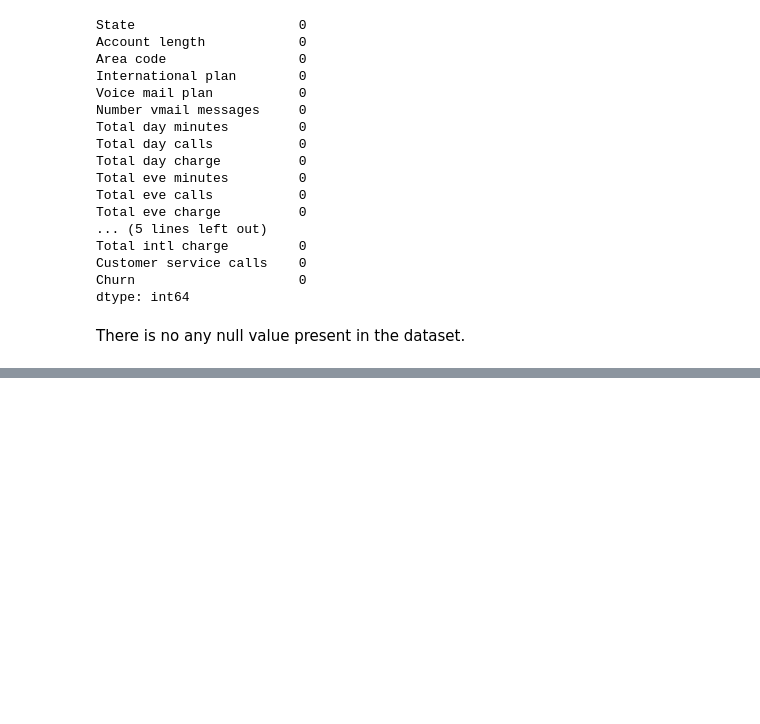
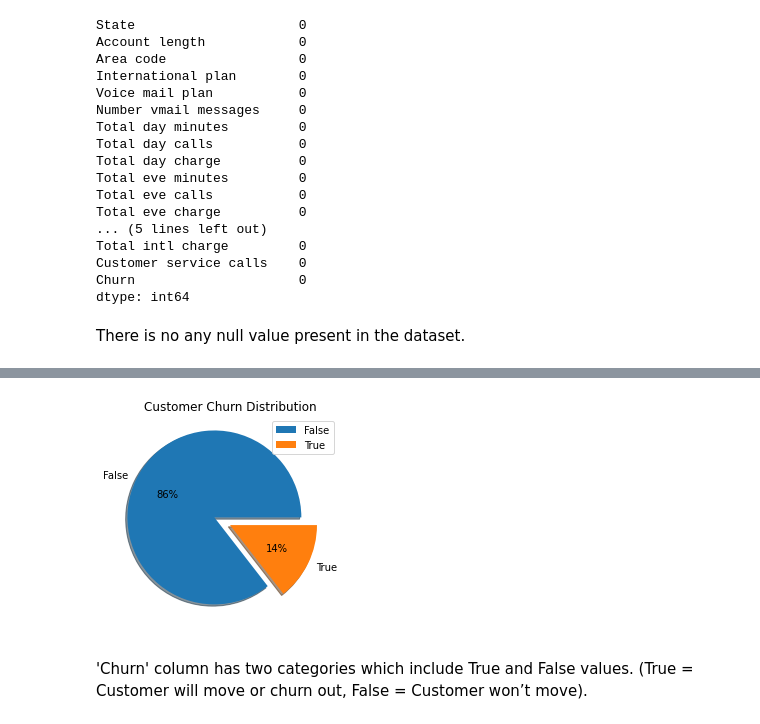
Before and after one commit to omajipawar/Telecom-Churn-Analysis, a Jupyter notebook: Telecom_Churn_Analysis_(Omaji_Pawar)_Capstone_Project.ipynb, the cells around one changed output, grey strips where cells are left out. Drawn from its saved outputs; the diff is of its cells as text; code cells hidden in the pictures; blank space fills up the shorter version.

```diff
--- a/Telecom_Churn_Analysis_(Omaji_Pawar)_Capstone_Project.ipynb
+++ b/Telecom_Churn_Analysis_(Omaji_Pawar)_Capstone_Project.ipynb
@@ -133,0 +193,10 @@ There is no any null value present in the dataset.
+# %%
+#plotting a piechart showing the percentage of Churn customers and non-churned customers.
+plt.pie(df['Churn'].value_counts(),labels=['False','True'],explode=[0.2,0],shadow=True,autopct='%1.0f%%')
+plt.legend()
+plt.title('Customer Churn Distribution')
+plt.show()
+# %% [output]
+[figure, added]
+# %% [markdown]
+'Churn' column has two categories which include True and False values. (True = Customer will move or churn out, False = Customer won’t move).
```
Also changed, not shown: parts of 14 cells of this notebook.
